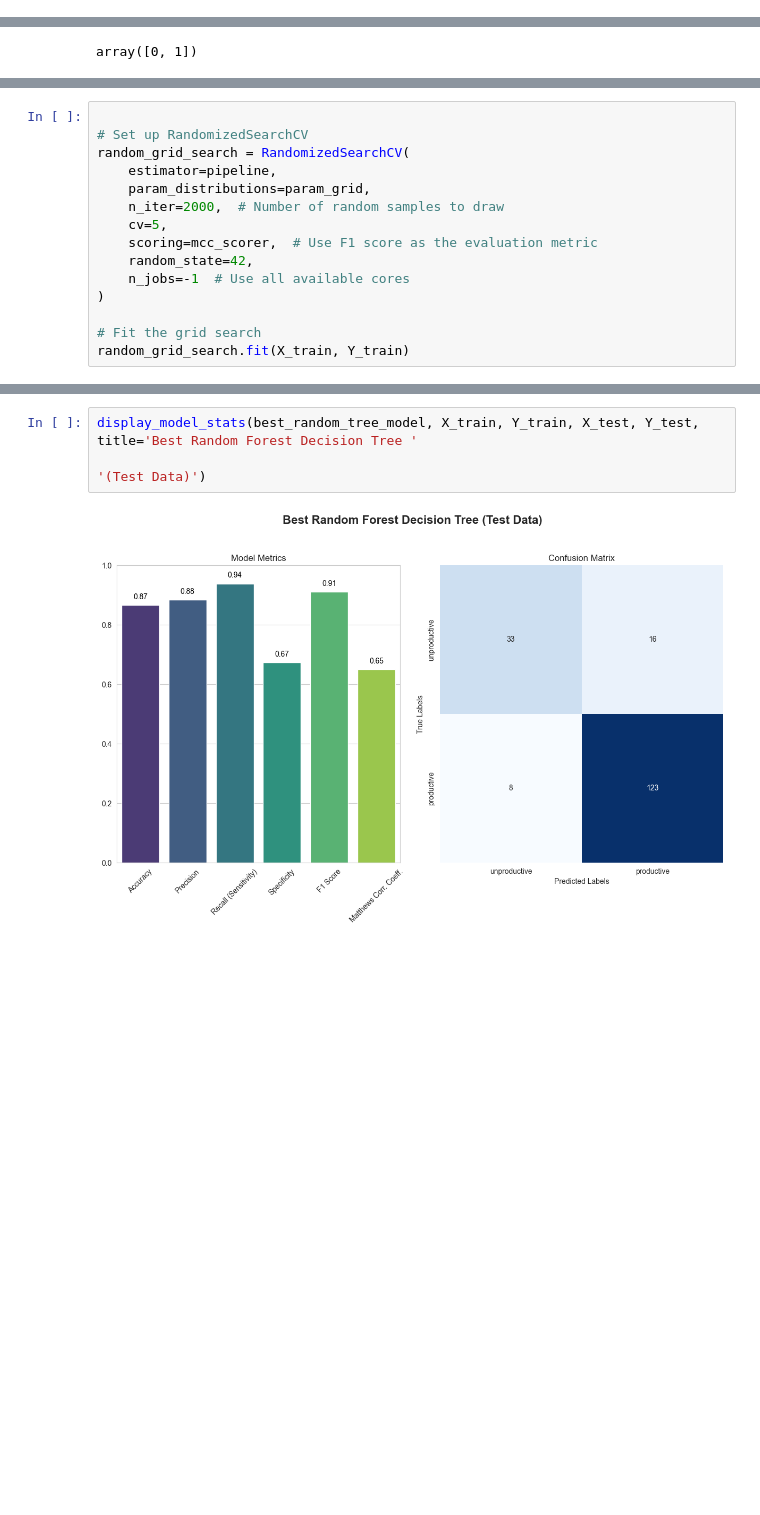
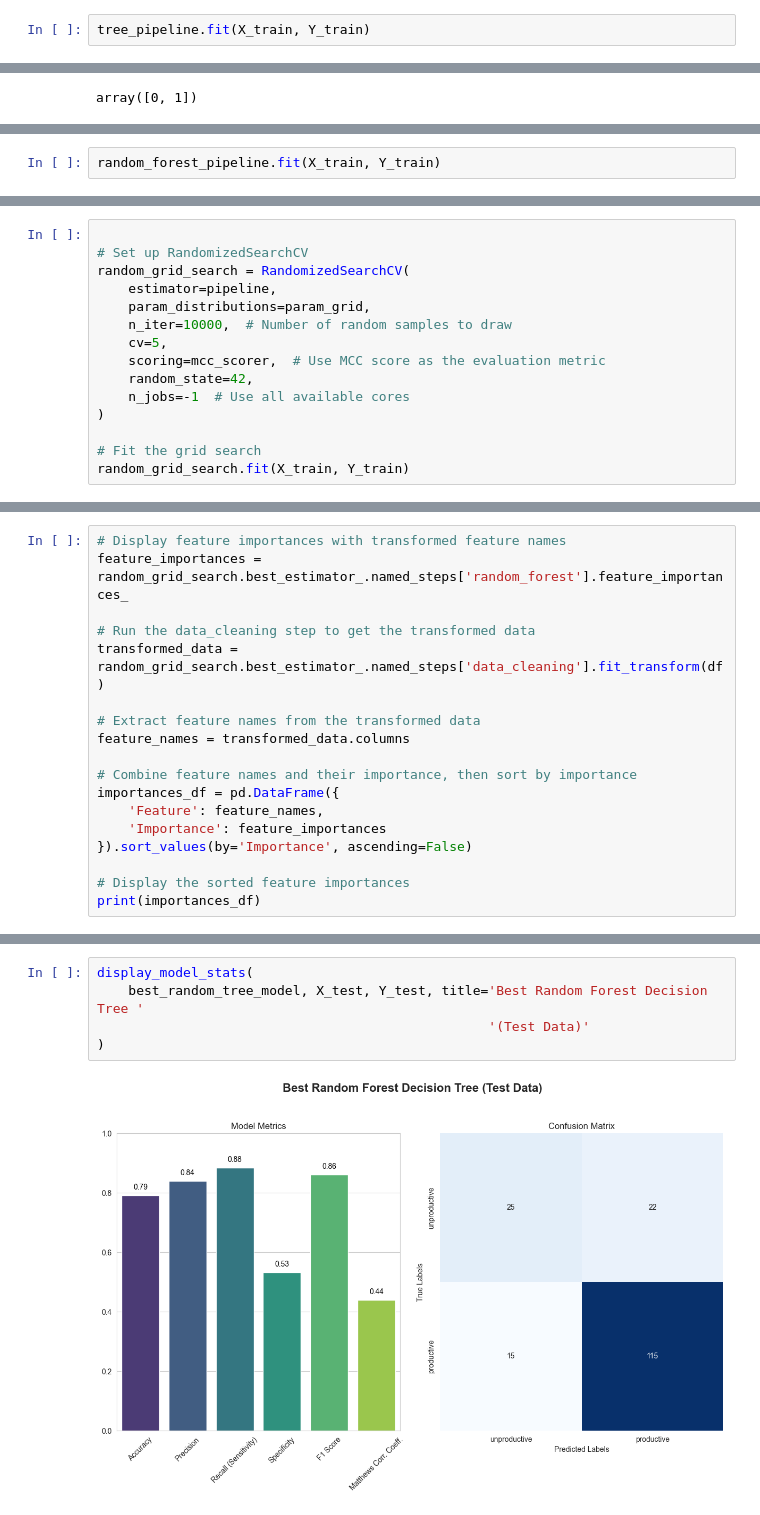
Before and after one commit to SJWallace/Dataquest, a Jupyter notebook: Guided Project - Predicting Employee Producitivty Using Tree Models/main.ipynb, the cells around one changed output, grey strips where cells are left out. Saved outputs shown, nothing was run; the diff lists cells and outputs as text; blank space fills up the shorter version.

Commit message:
Made significant improvements. Nearly finished, found correlation between bad data entries for over_time and incentive that need to be fixed

```diff
--- a/Guided Project - Predicting Employee Producitivty Using Tree Models/main.ipynb
+++ b/Guided Project - Predicting Employee Producitivty Using Tree Models/main.ipynb
@@ -539,0 +549,2 @@ display_model_stats(tree_pipeline, X_train, Y_train, X_val, Y_val, title="Inital
+# %%
+tree_pipeline.fit(X_train, Y_train)
@@ -656 +745,3 @@ random_forest_pipeline = Pipeline(
 )
+# %%
+random_forest_pipeline.fit(X_train, Y_train)
@@ -781,13 +867,13 @@ Time taken for RandomizedSearchCV:  3.6188511848449707
 
 # Set up RandomizedSearchCV
 random_grid_search = RandomizedSearchCV(
-	estimator=pipeline,
-	param_distributions=param_grid,
-	n_iter=2000,  # Number of random samples to draw
-	cv=5,
-	scoring=mcc_scorer,  # Use F1 score as the evaluation metric
-	random_state=42,
-	n_jobs=-1  # Use all available cores
+    estimator=pipeline,
+    param_distributions=param_grid,
+    n_iter=10000,  # Number of random samples to draw
+    cv=5,
+    scoring=mcc_scorer,  # Use MCC score as the evaluation metric
+    random_state=42,
+    n_jobs=-1  # Use all available cores
 )
 
 # Fit the grid search
@@ -820,0 +907,18 @@ Best random MCC score: 0.4669431782311843
+# %%
+# Display feature importances with transformed feature names
+feature_importances = random_grid_search.best_estimator_.named_steps['random_forest'].feature_importances_
+
+# Run the data_cleaning step to get the transformed data
+transformed_data = random_grid_search.best_estimator_.named_steps['data_cleaning'].fit_transform(df)
+
+# Extract feature names from the transformed data
+feature_names = transformed_data.columns
+
+# Combine feature names and their importance, then sort by importance
+importances_df = pd.DataFrame({
+    'Feature': feature_names,
+    'Importance': feature_importances
+}).sort_values(by='Importance', ascending=False)
+
+# Display the sorted feature importances
+print(importances_df)
@@ -837,5 +956,7 @@ Now that we're confident we've built a better model, let's assess how well it do
 # %%
-display_model_stats(best_random_tree_model, X_train, Y_train, X_test, Y_test, title='Best Random Forest Decision Tree '
-                                                                                    '(Test Data)')
+display_model_stats(
+    best_random_tree_model, X_test, Y_test, title='Best Random Forest Decision Tree '
+                                                  '(Test Data)'
+)
 # %% [output]
-[figure, old version]
+[figure, new version]
```
Also changed, not shown: parts of 64 cells of this notebook.
